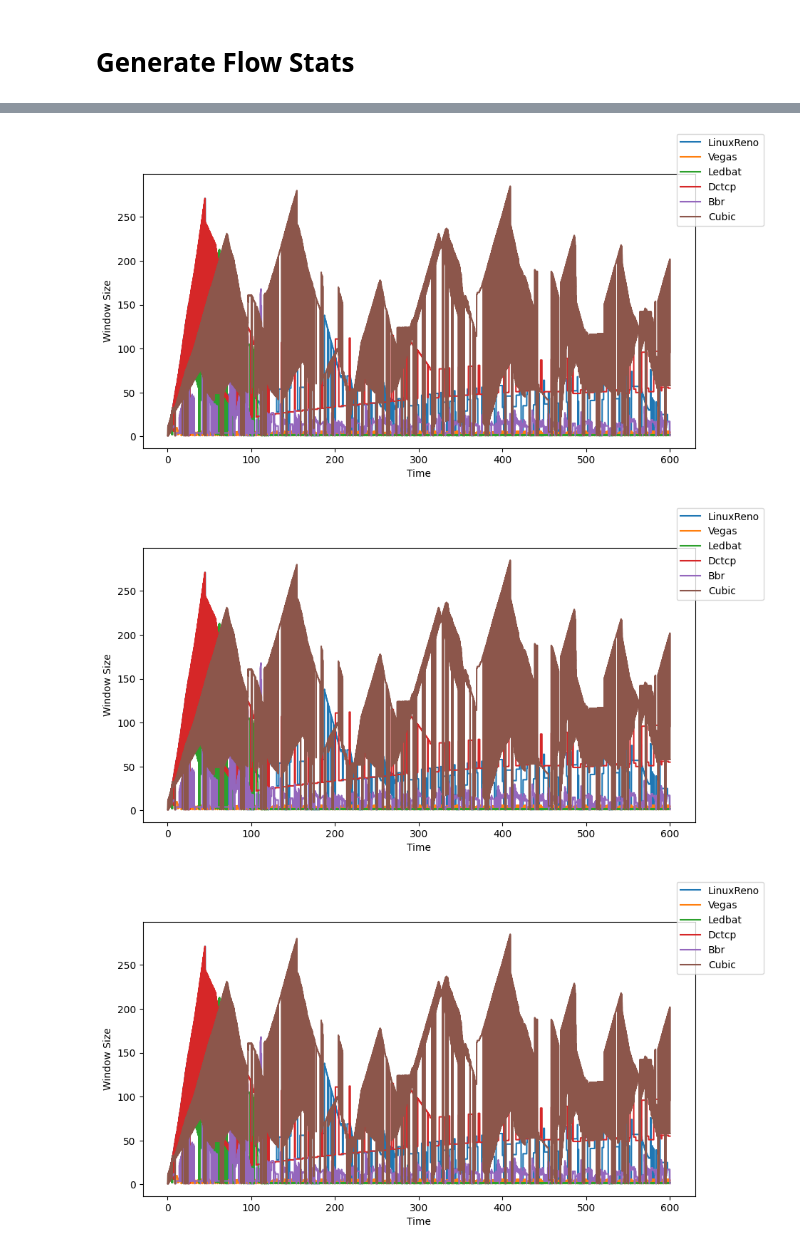
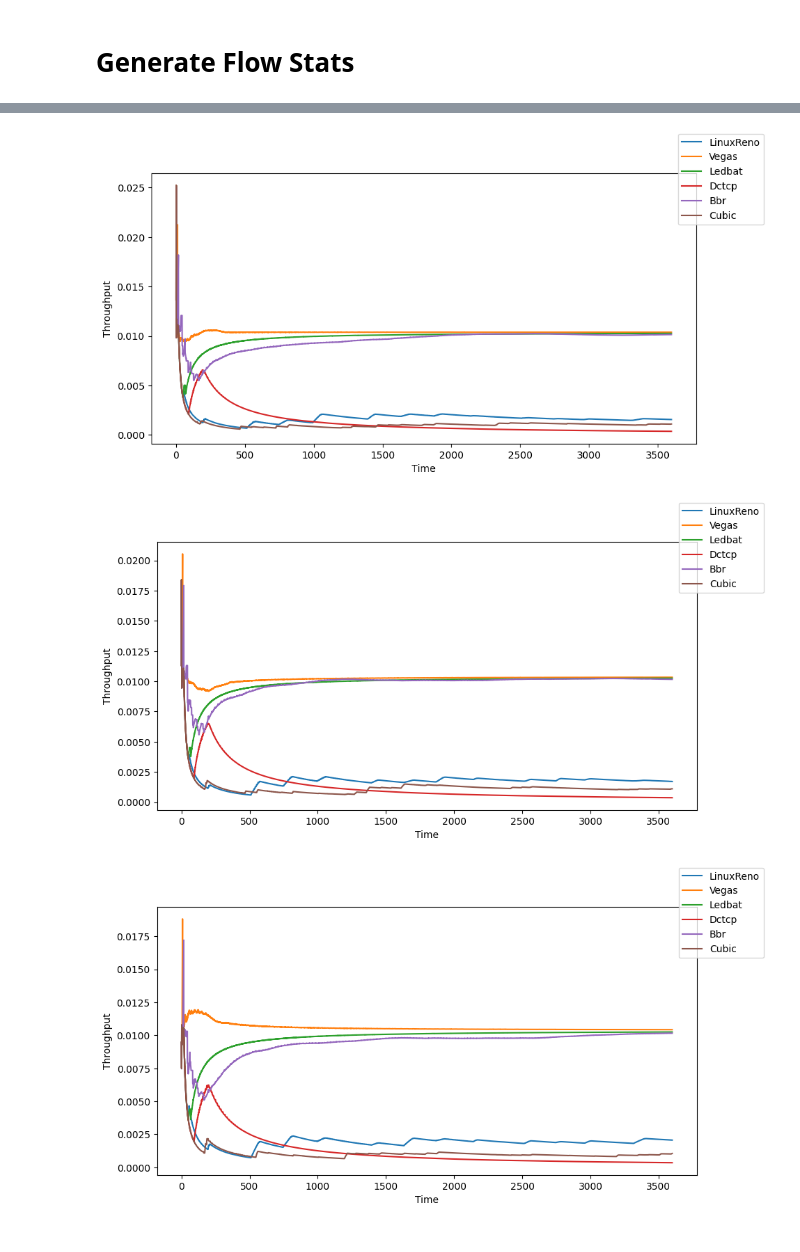
Before and after one commit to mahanthathreyee/qos-congestion-control-simulation, a Jupyter notebook: algo-stats-graph.ipynb, the cells around one changed output, grey strips where cells are left out. Drawn from its saved outputs; the diff is of its cells as text; code cells hidden in the pictures.

```diff
--- a/algo-stats-graph.ipynb
+++ b/algo-stats-graph.ipynb
@@ -94,5 +96,5 @@ data
 # %%
-metric = 'Window Size'
+metric = 'Throughput'
 flow_id = data['Flow ID'].unique()
 
 ax = []
@@ -131,3 +133,3 @@ plt.close()
-[figure, old version]
+[figure, new version]
-[figure, old version]
+[figure, new version]
-[figure, old version]
+[figure, new version]
```
Also changed, not shown: parts of 4 cells of this notebook, 3 other files.
